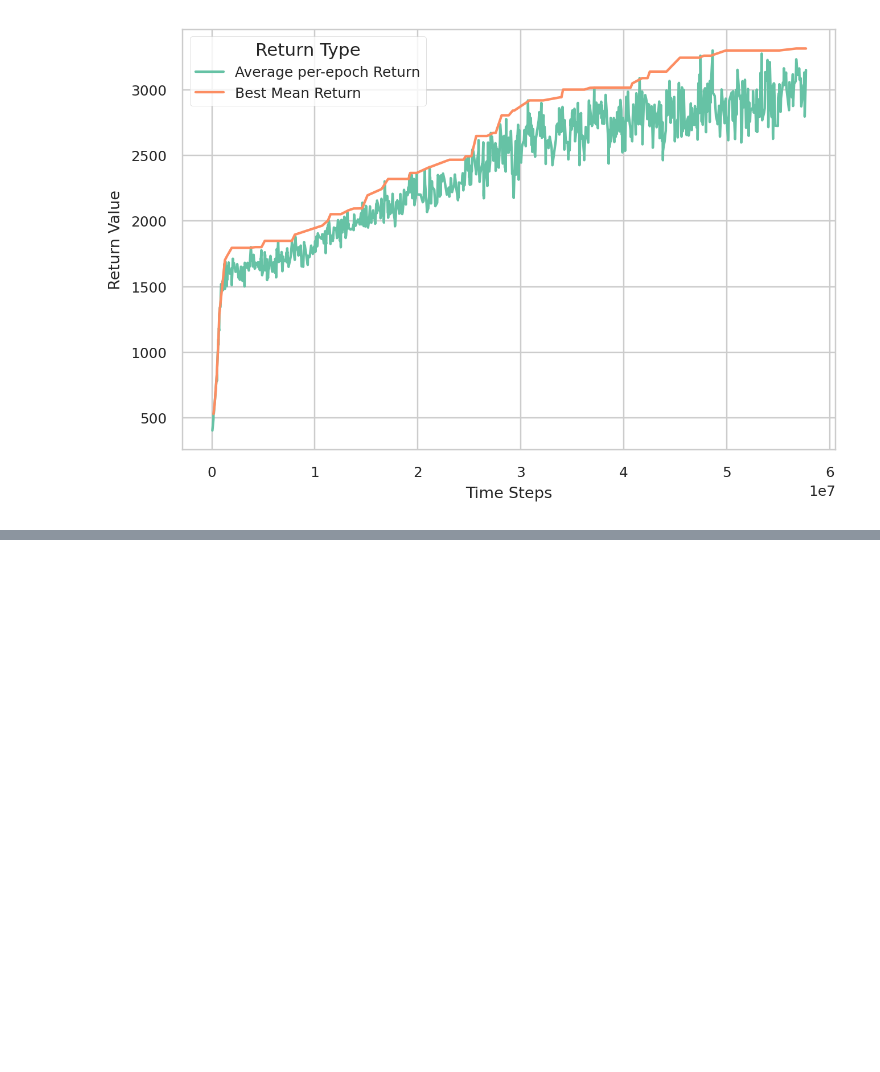
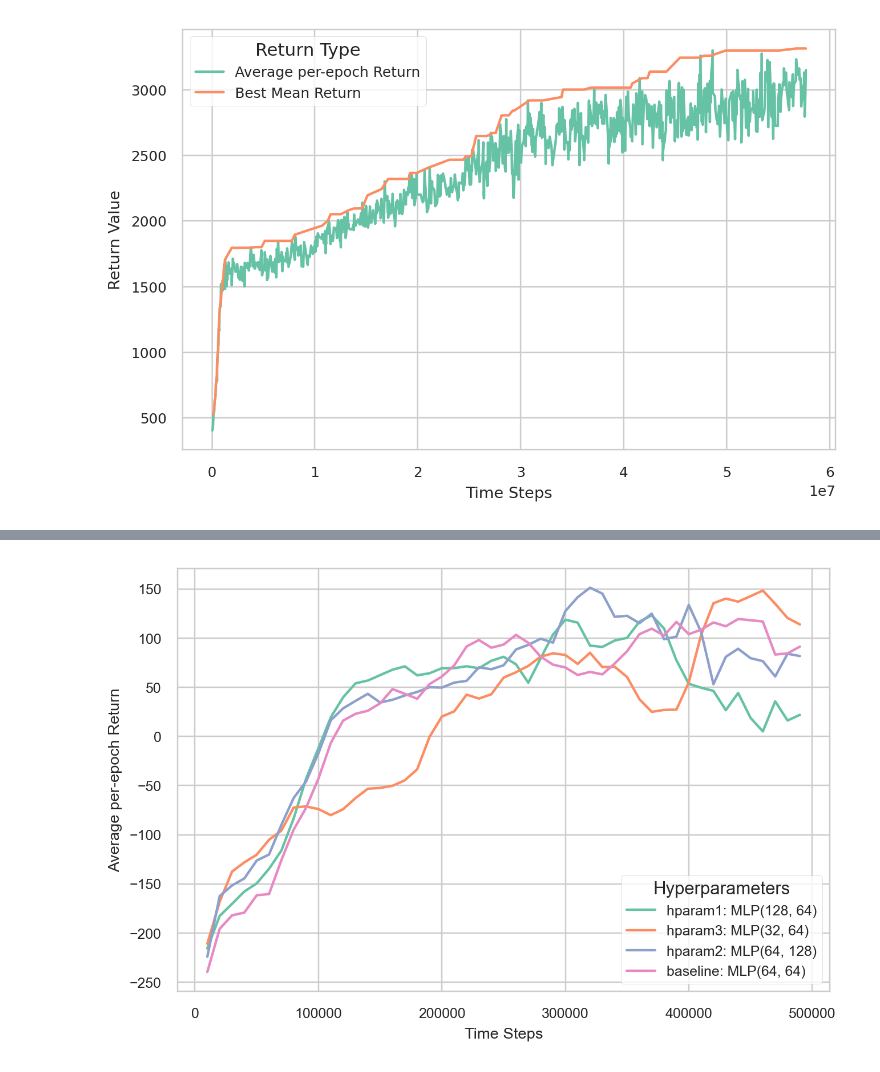
Before and after one commit to ChocolateDave/cs285_homework_fall2022, a Jupyter notebook: notebooks/hw3_analysis.ipynb, the cells around one changed output, grey strips where cells are left out. Drawn from its saved outputs; the diff is of its cells as text; code cells hidden in the pictures; blank space fills up the shorter version.

```diff
--- a/notebooks/hw3_analysis.ipynb
+++ b/notebooks/hw3_analysis.ipynb
@@ -127,0 +128,33 @@ fig.savefig('../docs/hw3_report/img/q2.png', dpi=600)
+# %%
+# Question 3
+# =========================================
+HPARAM_MAP = {
+    'baseline': 'baseline: MLP(64, 64)',
+    'hparam1': 'hparam1: MLP(128, 64)',
+    'hparam2': 'hparam2: MLP(64, 128)',
+    'hparam3': 'hparam3: MLP(32, 64)'
+}
+df = pd.DataFrame()
+for i, filename in enumerate(os.listdir('data/hw3/q3')):
+    if filename.split('.')[-1] != 'csv':
+        continue
+
+    sub_df = pd.read_csv(osp.join('data/hw3/q3', filename))
+    _process_df(sub_df, 'Average per-epoch Return')
+    hparam = filename.split('_')[1]
+    sub_df['Hyperparameters'] = HPARAM_MAP[hparam]
+    df = pd.concat([df, sub_df])
+
+fig, ax = plt.subplots(1, 1, figsize=(6, 4), dpi=224)
+ax = sns.lineplot(
+    data=df,
+    x='Time Steps',
+    y='Average per-epoch Return',
+    hue='Hyperparameters',
+    palette='Set2',
+    ax=ax
+)
+fig.tight_layout()
+fig.savefig('../docs/hw3_report/img/q3.png', dpi=600)
+# %% [output]
+[figure, added]
```
Also changed, not shown: parts of 9 cells of this notebook, 48 other files.
